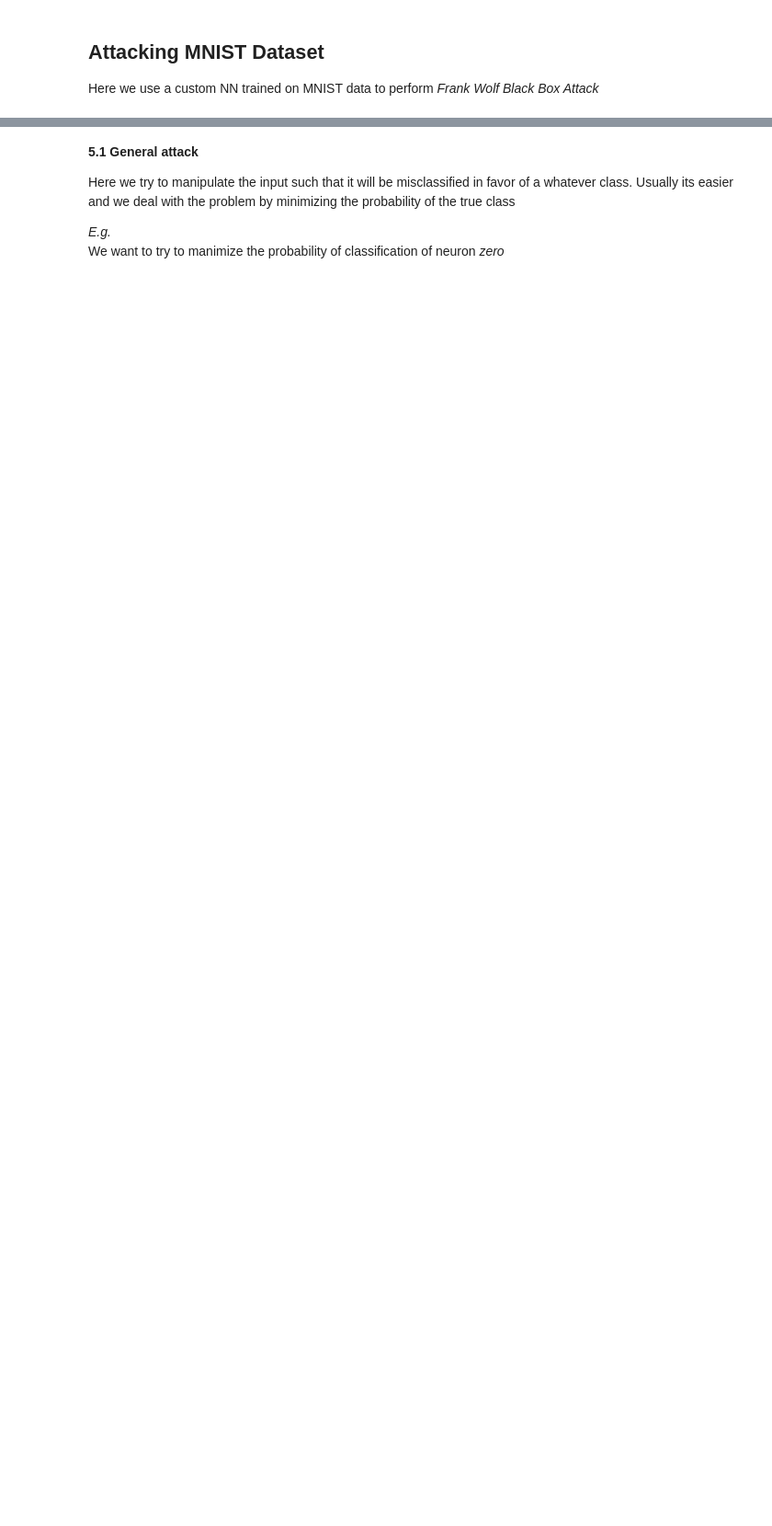
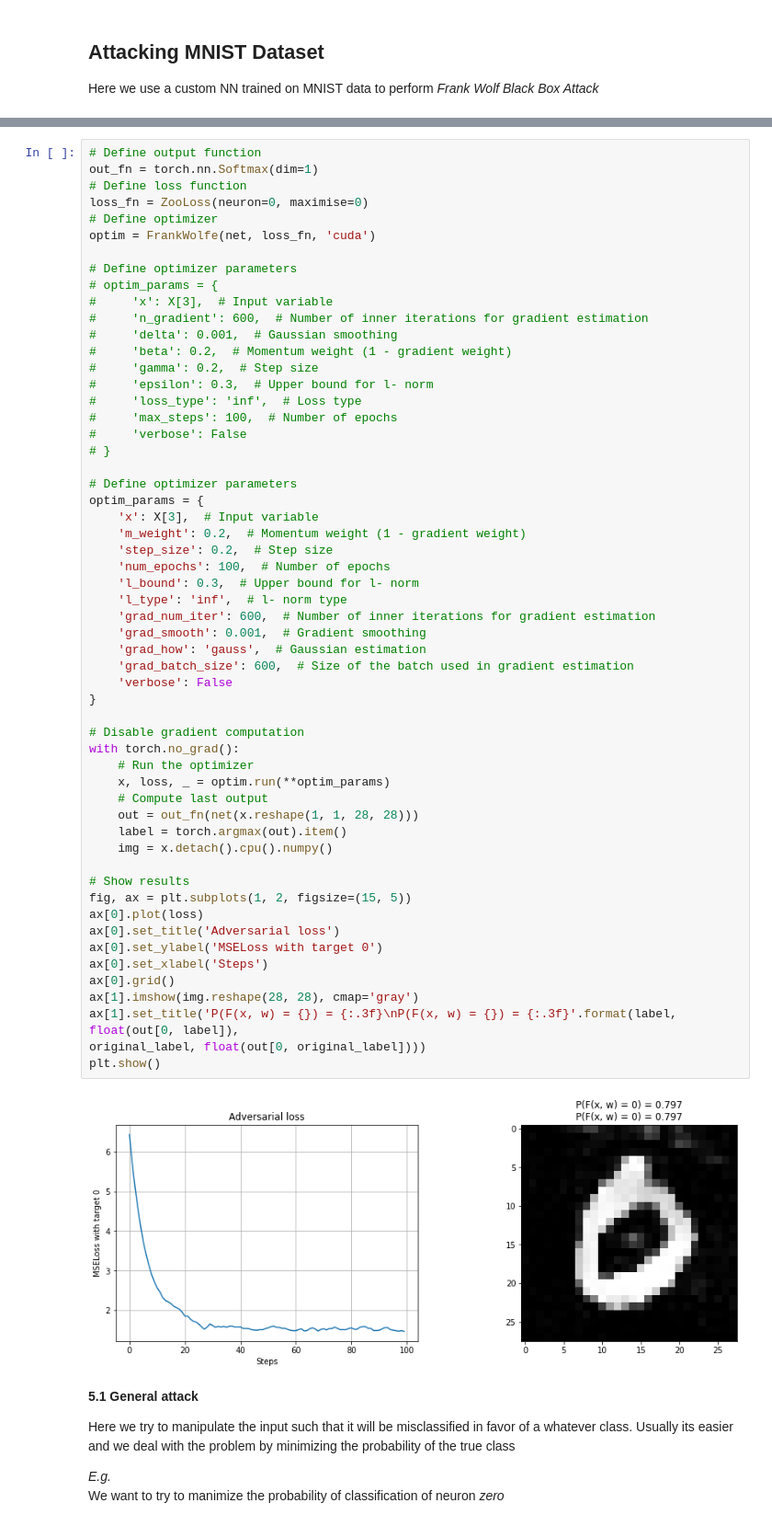
Before and after one commit to f-grimaldi/AdvAttack, a Jupyter notebook: AttackMNIST_FrankWolfe.ipynb, the cells around one changed output, grey strips where cells are left out. Shown: that part at 92% size. Cells and saved outputs as stored; diff of their text form; blank space fills up the shorter version.

Commit message:
Frank Wolfe refactoring

```diff
--- a/AttackMNIST_FrankWolfe.ipynb
+++ b/AttackMNIST_FrankWolfe.ipynb
@@ -105,3 +138,60 @@ params = {'x': X[3],
+# %%
+# Define output function
+out_fn = torch.nn.Softmax(dim=1)
+# Define loss function
+loss_fn = ZooLoss(neuron=0, maximise=0)
+# Define optimizer
+optim = FrankWolfe(net, loss_fn, 'cuda')
+
+# Define optimizer parameters
+# optim_params = {
+#     'x': X[3],  # Input variable
+#     'n_gradient': 600,  # Number of inner iterations for gradient estimation
+#     'delta': 0.001,  # Gaussian smoothing
+#     'beta': 0.2,  # Momentum weight (1 - gradient weight)
+#     'gamma': 0.2,  # Step size
+#     'epsilon': 0.3,  # Upper bound for l- norm
+#     'loss_type': 'inf',  # Loss type
+#     'max_steps': 100,  # Number of epochs
+#     'verbose': False
+# }
+
+# Define optimizer parameters
+optim_params = {
+    'x': X[3],  # Input variable
+    'm_weight': 0.2,  # Momentum weight (1 - gradient weight)
+    'step_size': 0.2,  # Step size
+    'num_epochs': 100,  # Number of epochs
+    'l_bound': 0.3,  # Upper bound for l- norm
+    'l_type': 'inf',  # l- norm type
+    'grad_num_iter': 600,  # Number of inner iterations for gradient estimation
+    'grad_smooth': 0.001,  # Gradient smoothing
+    'grad_how': 'gauss',  # Gaussian estimation
+    'grad_batch_size': 600,  # Size of the batch used in gradient estimation
+    'verbose': False
+}
+
+# Disable gradient computation
+with torch.no_grad():
+    # Run the optimizer
+    x, loss, _ = optim.run(**optim_params)
+    # Compute last output
+    out = out_fn(net(x.reshape(1, 1, 28, 28)))
+    label = torch.argmax(out).item()
+    img = x.detach().cpu().numpy()
+
+# Show results
+fig, ax = plt.subplots(1, 2, figsize=(15, 5))
+ax[0].plot(loss)
+ax[0].set_title('Adversarial loss')
+ax[0].set_ylabel('MSELoss with target 0')
+ax[0].set_xlabel('Steps')
+ax[0].grid()
+ax[1].imshow(img.reshape(28, 28), cmap='gray')
+ax[1].set_title('P(F(x, w) = {}) = {:.3f}\nP(F(x, w) = {}) = {:.3f}'.format(label, float(out[0, label]),                                                                            original_label, float(out[0, original_label])))
+plt.show()
+# %% [output]
+[figure, added]
 # %% [markdown]
 **5.1 General attack**
 
```
Also changed, not shown: parts of 26 cells of this notebook, 7 other files.
